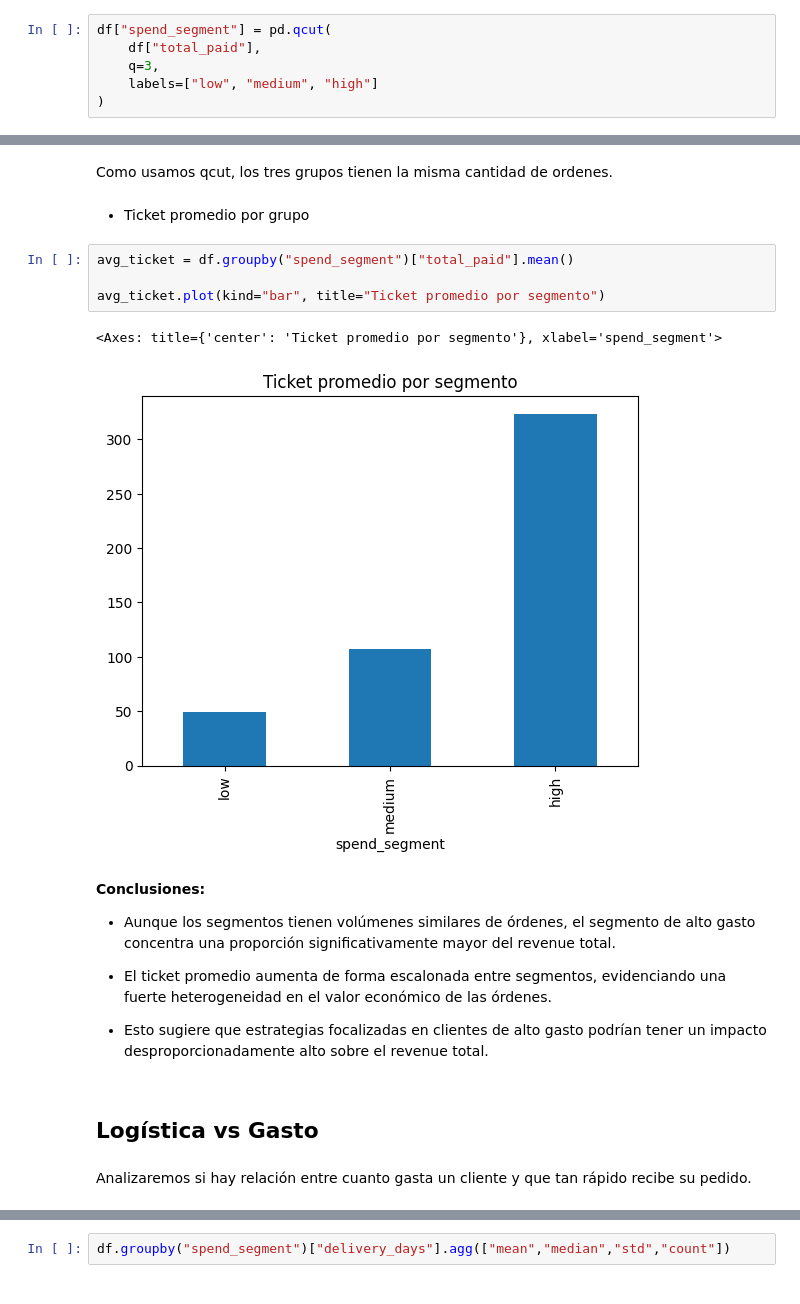
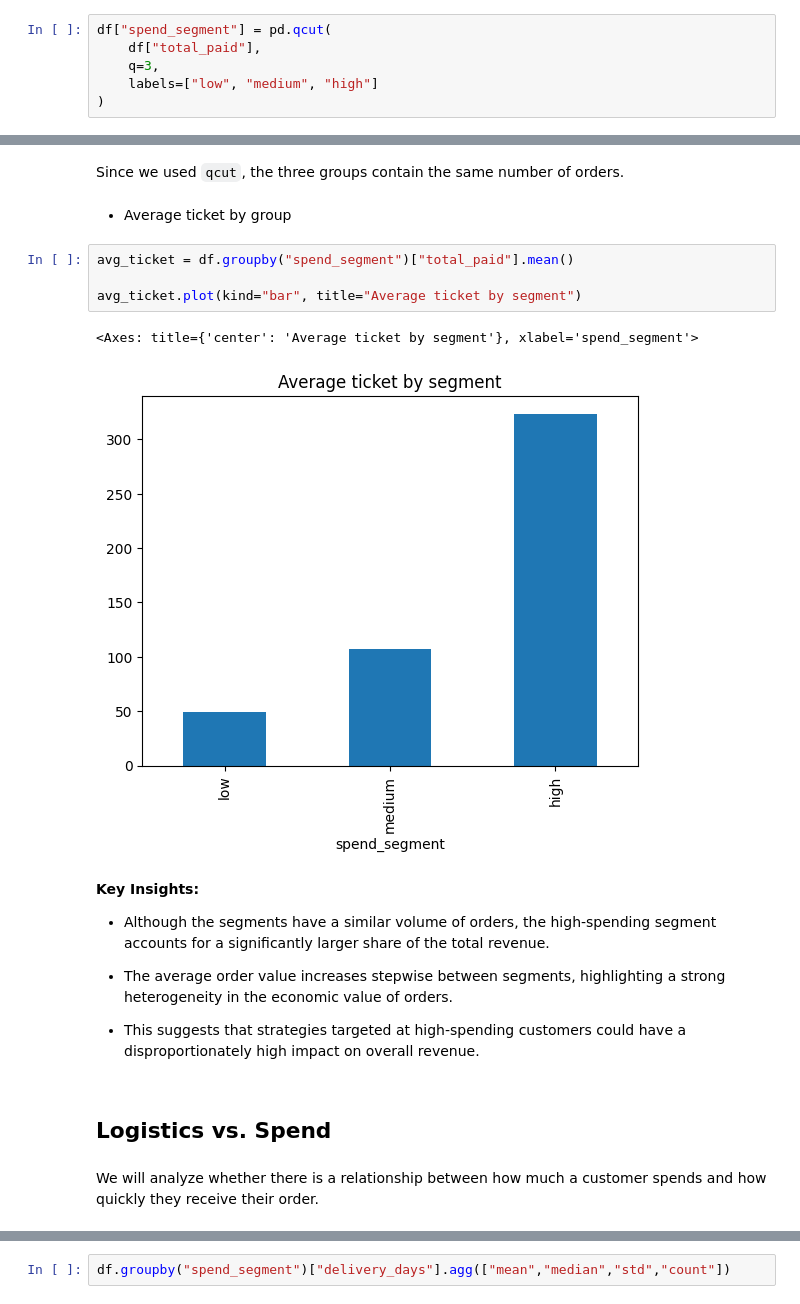
Before and after one commit to SoutoSebastian/ecommerce-analytics-sql-ml, a Jupyter notebook: notebooks/02_analytics.ipynb, the cells around one changed output, grey strips where cells are left out. Drawn from its saved outputs; the diff is of its cells as text.

```diff
--- a/notebooks/02_analytics.ipynb
+++ b/notebooks/02_analytics.ipynb
@@ -119,24 +128,24 @@ orders_pct.plot(kind="bar", title="Proporción de órdenes por segmento")
 # %% [markdown]
-Como usamos qcut, los tres grupos tienen la misma cantidad de ordenes.
+Since we used `qcut`, the three groups contain the same number of orders.
 # %% [markdown]
-* Ticket promedio por grupo
+* Average ticket by group
 # %%
 avg_ticket = df.groupby("spend_segment")["total_paid"].mean()
 
-avg_ticket.plot(kind="bar", title="Ticket promedio por segmento")
+avg_ticket.plot(kind="bar", title="Average ticket by segment")
 # %% [output]
-<Axes: title={'center': 'Ticket promedio por segmento'}, xlabel='spend_segment'>
+<Axes: title={'center': 'Average ticket by segment'}, xlabel='spend_segment'>
-[figure, old version]
+[figure, new version]
 # %% [markdown]
-**Conclusiones:**
+**Key Insights:**
 
-* Aunque los segmentos tienen volúmenes similares de órdenes, el segmento de alto gasto concentra una proporción significativamente mayor del revenue total.
+* Although the segments have a similar volume of orders, the high-spending segment accounts for a significantly larger share of the total revenue.
 
-* El ticket promedio aumenta de forma escalonada entre segmentos, evidenciando una fuerte heterogeneidad en el valor económico de las órdenes.
+* The average order value increases stepwise between segments, highlighting a strong heterogeneity in the economic value of orders.
 
-* Esto sugiere que estrategias focalizadas en clientes de alto gasto podrían tener un impacto desproporcionadamente alto sobre el revenue total.
+* This suggests that strategies targeted at high-spending customers could have a disproportionately high impact on overall revenue.
 # %% [markdown]
-## Logística vs Gasto
+## Logistics vs. Spend
 # %% [markdown]
-Analizaremos si hay relación entre cuanto gasta un cliente y que tan rápido recibe su pedido.
+We will analyze whether there is a relationship between how much a customer spends and how quickly they receive their order.
 # %% [markdown]
```
Also changed, not shown: parts of 33 cells of this notebook, 3 other files.
